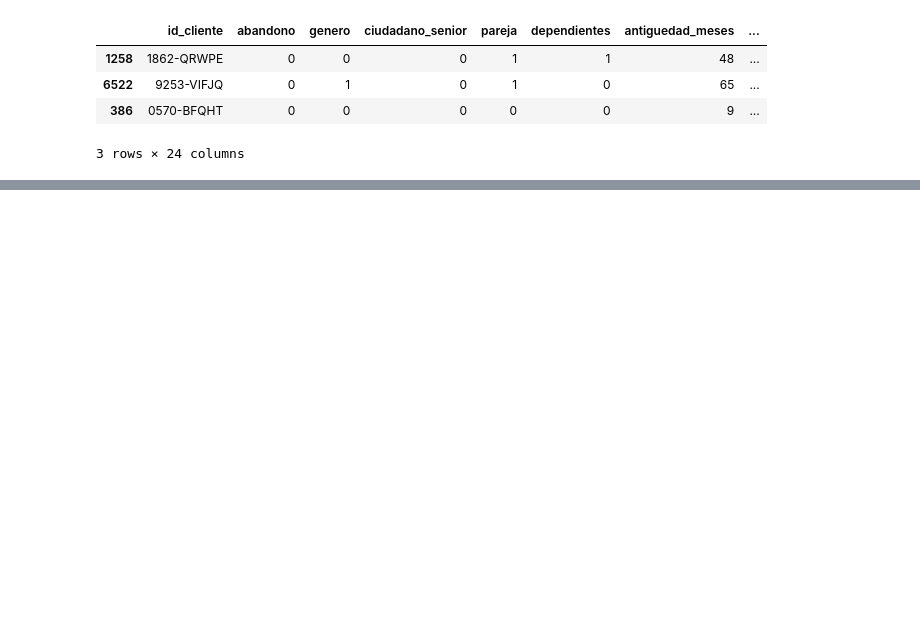
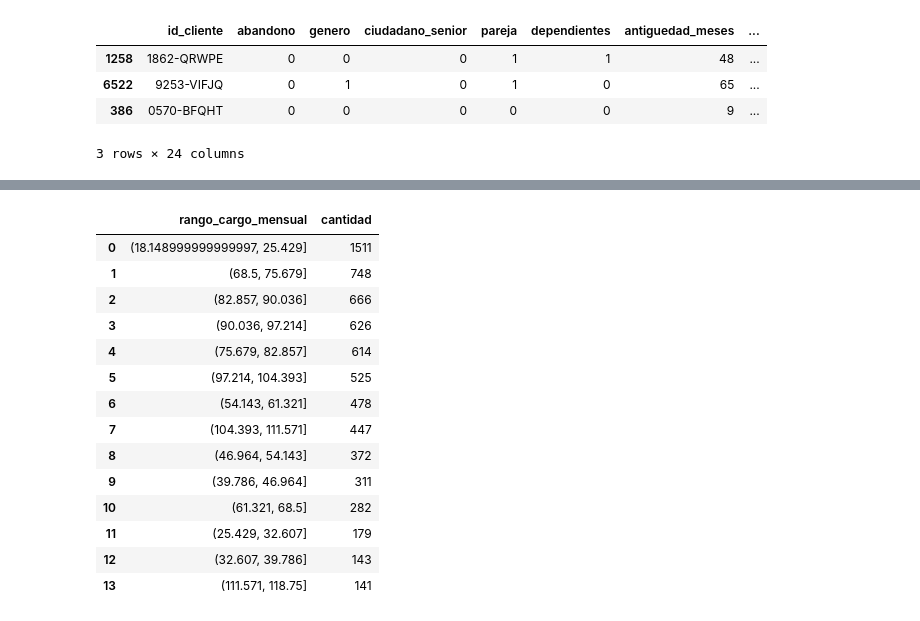
Before and after one commit to adromass/Challenge_Telecom_X_Parte_2, a Jupyter notebook: Challenge_Telecom_X_Parte_2.ipynb, the cells around one changed output, grey strips where cells are left out. Saved outputs shown, nothing was run; the diff lists cells and outputs as text; code cells hidden in the pictures; blank space fills up the shorter version.

```diff
--- a/Challenge_Telecom_X_Parte_2.ipynb
+++ b/Challenge_Telecom_X_Parte_2.ipynb
@@ -12,0 +49,7 @@ datos.sample(3)
+# %%
+frecuencia = pd.Series(
+    pd.cut(
+    datos['cargo_mensual'],
+    bins=14, include_lowest=True)
+    ).value_counts()
+frecuencia
@@ -12,0 +73,20 @@ datos.sample(3)
+# %%
+df_frecuencia = frecuencia.reset_index()
+df_frecuencia.columns = ['rango_cargo_mensual', 'cantidad']
+df_frecuencia
+# %% [output]
+|  | rango_cargo_mensual | cantidad |
+| 0 | (18.148999999999997, 25.429] | 1511 |
+| 1 | (68.5, 75.679] | 748 |
+| 2 | (82.857, 90.036] | 666 |
+| 3 | (90.036, 97.214] | 626 |
+| 4 | (75.679, 82.857] | 614 |
+| 5 | (97.214, 104.393] | 525 |
+| 6 | (54.143, 61.321] | 478 |
+| 7 | (104.393, 111.571] | 447 |
+| 8 | (46.964, 54.143] | 372 |
+| 9 | (39.786, 46.964] | 311 |
+| 10 | (61.321, 68.5] | 282 |
+| 11 | (25.429, 32.607] | 179 |
+| 12 | (32.607, 39.786] | 143 |
+| 13 | (111.571, 118.75] | 141 |
```
Also changed, not shown: parts of 12 cells of this notebook.
